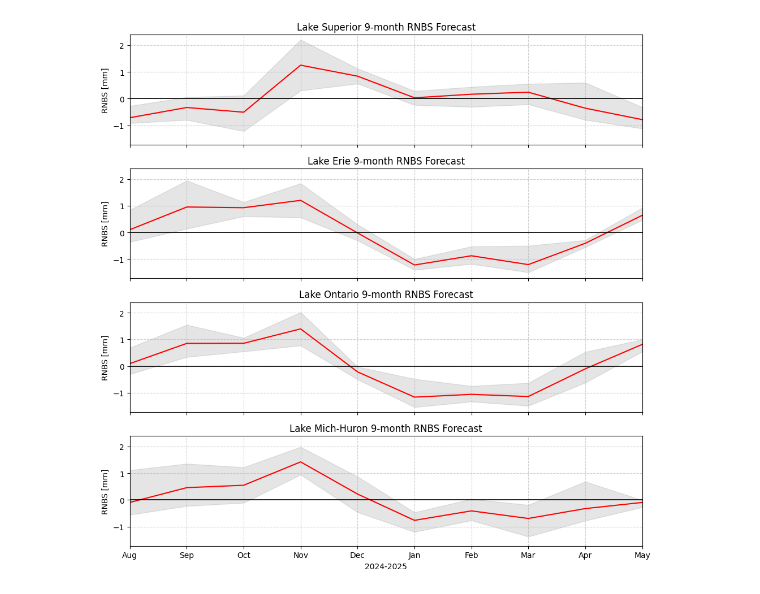
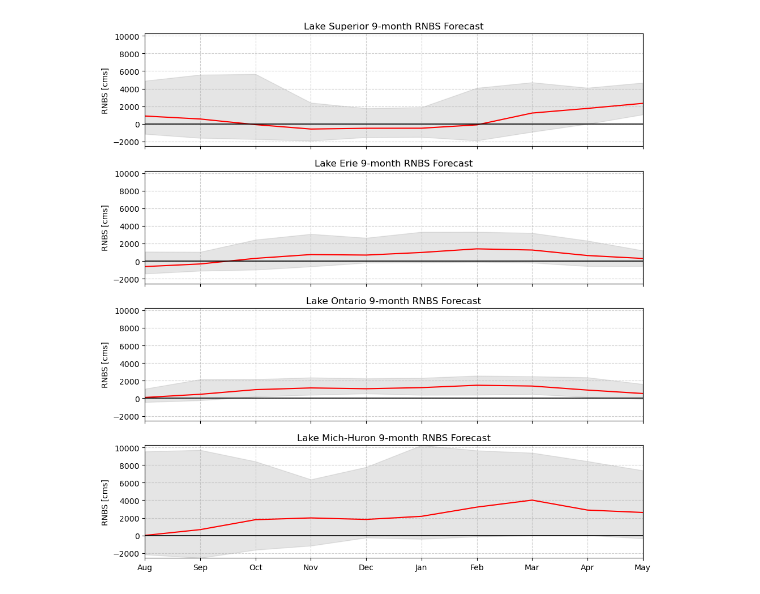
Before and after one commit to great-lakes-ai-lab/NBS-Predictor-MVP, a Jupyter notebook: notebooks/exploratory/2_LEF_forecast_model.ipynb, the cells around one changed output. Saved outputs shown, nothing was run; the diff lists cells and outputs as text; code cells hidden in the pictures.

```diff
--- a/notebooks/exploratory/2_LEF_forecast_model.ipynb
+++ b/notebooks/exploratory/2_LEF_forecast_model.ipynb
@@ -49,0 +87,7 @@ df_y_pred = pd.DataFrame(y_pred, columns=['sup', 'eri', 'ont', 'mih'])
+# %%
+# Predict RNBS using GP
+y_pred_scaled = GP_model.predict(X_scaled)
+
+y_pred = y_scaler.inverse_transform(y_pred_scaled) # unscale the predictions
+df_y_pred = pd.DataFrame(y_pred, columns=['sup', 'eri', 'ont', 'mih'])
+print(df_y_pred)
@@ -50,3 +109,3 @@ df_y_pred = pd.DataFrame(y_pred, columns=['sup', 'eri', 'ont', 'mih'])
 # %%
 df_y_pred['month'] = pcp_data['forecast_month']
-print(df_y_pred)
+df_y_pred['year'] = pcp_data['forecast_year']
@@ -71,12 +140,14 @@ print(df_y_pred)
 # %%
 def mean_min_max(df,lake):
-    mean = df.groupby('month')[lake].mean()
-    min = df.groupby('month')[lake].min()
-    max = df.groupby('month')[lake].max()
+    mean = df.groupby(['year', 'month'])[lake].mean().reset_index()
+    min = df.groupby(['year', 'month'])[lake].min().reset_index()
+    max = df.groupby(['year', 'month'])[lake].max().reset_index()
 
     return mean, min, max
 
-mean_su, min_su, max_su = mean_min_max(df_y_pred,'sup')
-mean_er, min_er, max_er = mean_min_max(df_y_pred,'eri')
-mean_on, min_on, max_on = mean_min_max(df_y_pred,'ont')
-mean_mh, min_mh, max_mh = mean_min_max(df_y_pred,'mih')
+mean_su, min_su, max_su = mean_min_max(filtered_y_pred,'sup')
+mean_er, min_er, max_er = mean_min_max(filtered_y_pred,'eri')
+mean_on, min_on, max_on = mean_min_max(filtered_y_pred,'ont')
+mean_mh, min_mh, max_mh = mean_min_max(filtered_y_pred,'mih')
+
+print(mean_su)
@@ -104,6 +166,4 @@ df_max = pd.DataFrame({
 # %%
-import calendar
-
 def plot_rnbs_forecast(x_values, data_dict):
     """
     Plots RNBS forecasts for different lakes.
@@ -129,39 +189,40 @@ def plot_rnbs_forecast(x_values, data_dict):
         'Lake Superior 9-month RNBS Forecast',
         'Lake Erie 9-month RNBS Forecast',
         'Lake Ontario 9-month RNBS Forecast',
         'Lake Mich-Huron 9-month RNBS Forecast'
     ]
 
     # Plot each dataset
     for i, (lake_name, (mean, min_val, max_val)) in enumerate(data_dict.items()):
         axs[i].plot(x_values, mean, color='red', linestyle='-', linewidth=1.5, label='Mean')
         axs[i].axhline(y=0, color='black', linestyle='-', linewidth=1.2)
         axs[i].fill_between(x_values, min_val, max_val, color='gray', alpha=0.2)
-        axs[i].set_ylabel('RNBS [mm]')
+        axs[i].set_ylabel('RNBS [cms]')
         axs[i].set_title(titles[i])
-        axs[i].set_xlim(0, 9)  # Setting x-axis limits from 1 to 12
+        axs[i].set_xlim(0, 9)  # Setting x-axis limits from 1 to 10
+        axs[i].set_ylim(min_val.min(), max_val.max())
         axs[i].grid(True, linestyle='--', alpha=0.6)
 
         if i == 3:  # Set labels for the last subplot
             axs[i].set_xticklabels([calendar.month_abbr[df_y_pred['month'][0]], calendar.month_abbr[df_y_pred['month'][1]],
                                     calendar.month_abbr[df_y_pred['month'][2]], calendar.month_abbr[df_y_pred['month'][3]],
                                     calendar.month_abbr[df_y_pred['month'][4]], calendar.month_abbr[df_y_pred['month'][5]],
                                     calendar.month_abbr[df_y_pred['month'][6]], calendar.month_abbr[df_y_pred['month'][7]],
                                     calendar.month_abbr[df_y_pred['month'][8]], calendar.month_abbr[df_y_pred['month'][9]]])
 
-    #plt.xlabel('2024-2025')
     plt.tight_layout()  # Adjust layout to prevent overlap
+    plt.savefig(dir+f'RNBS_forecasts.png', bbox_inches='tight')
     plt.show()
 
 # Example usage
-x_values = np.arange(10)  # x-axis values from 0 to 9
+x_values = np.arange(len(mean_su['sup']))  # x-axis values
 data_dict = {
-    'Lake Superior': (mean_su, min_su, max_su),
-    'Lake Erie': (mean_er, min_er, max_er),
-    'Lake Ontario': (mean_on, min_on, max_on),
-    'Lake Mich-Huron': (mean_mh, min_mh, max_mh)
+    'Lake Superior': (mean_su['sup'], min_su['sup'], max_su['sup']),
+    'Lake Erie': (mean_er['eri'], min_er['eri'], max_er['eri']),
+    'Lake Ontario': (mean_on['ont'], min_on['ont'], max_on['ont']),
+    'Lake Mich-Huron': (mean_mh['mih'], min_mh['mih'], max_mh['mih'])
 }
 
 plot_rnbs_forecast(x_values, data_dict)
 # %% [output]
-[figure, old version]
+[figure, new version]
```
Also changed, not shown: parts of 16 cells of this notebook, 2 other files.
